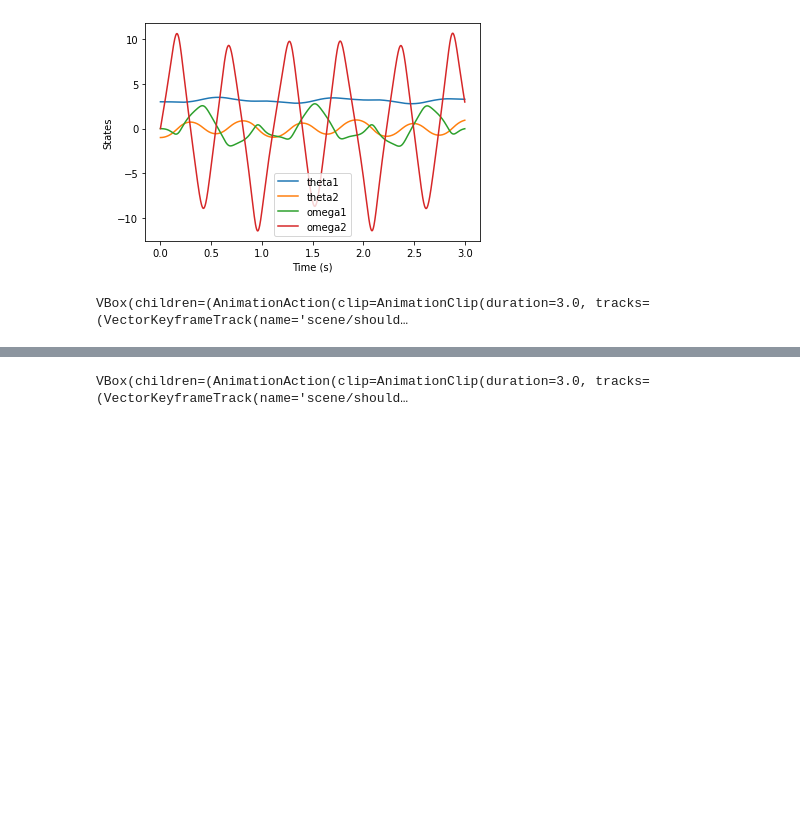
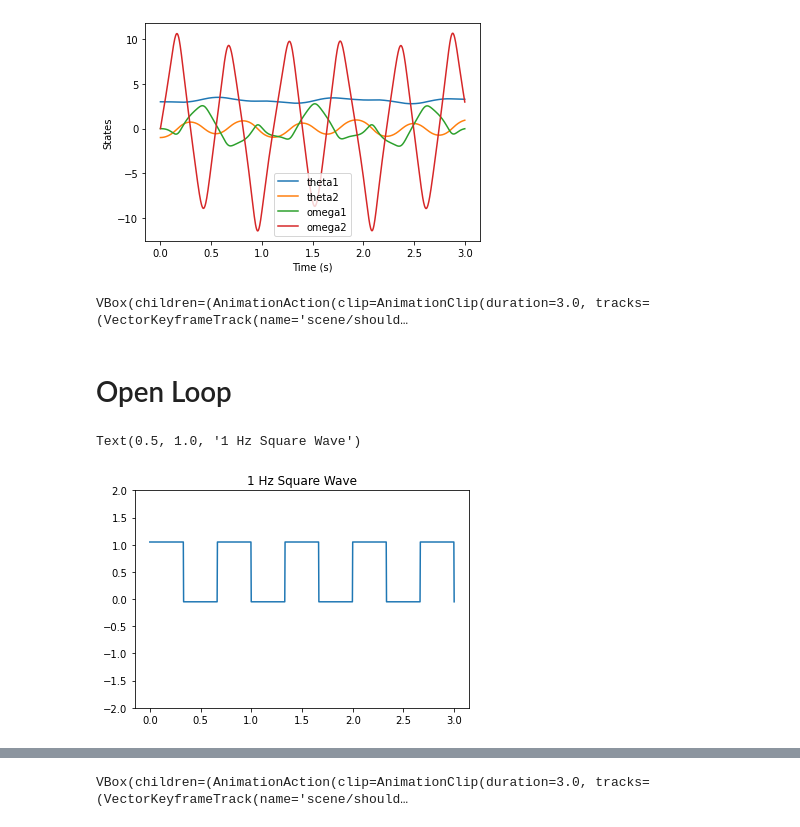
Before and after one commit to jdekarske/2d-robot-prognostics, a Jupyter notebook: robotdynamics.ipynb, the cells around one changed output, grey strips where cells are left out. Cells and saved outputs as stored; diff of their text form; code cells hidden in the pictures; blank space fills up the shorter version.

Commit message:
square wave and reference controller started

```diff
--- a/robotdynamics.ipynb
+++ b/robotdynamics.ipynb
@@ -247,3 +247,24 @@ scene.visualization_frames = [shoulder_viz_frame, elbow_viz_frame,
 scene.display_jupyter()
 # %% [output]
 VBox(children=(AnimationAction(clip=AnimationClip(duration=3.0, tracks=(VectorKeyframeTrack(name='scene/should…
+# %% [markdown]
+# Open Loop
+# %%
+from scipy import signal, interpolate
+
+import matplotlib.pyplot as plt
+
+t = sys.times
+freq = 1.5  # Hz
+amp = 1.1
+center = 0.5
+square_wave_data = center + (amp / 2) * signal.square(2 * np.pi * freq * t)
+square_wave = interpolate.interp1d(t,square_wave_data, fill_value="extrapolate")
+
+plt.plot(t, square_wave(t))
+
+plt.ylim(-2, 2)
+plt.title("1 Hz Square Wave")
+# %% [output]
+Text(0.5, 1.0, '1 Hz Square Wave')
+[figure, added]
```
Also changed, not shown: parts of 6 cells of this notebook.
